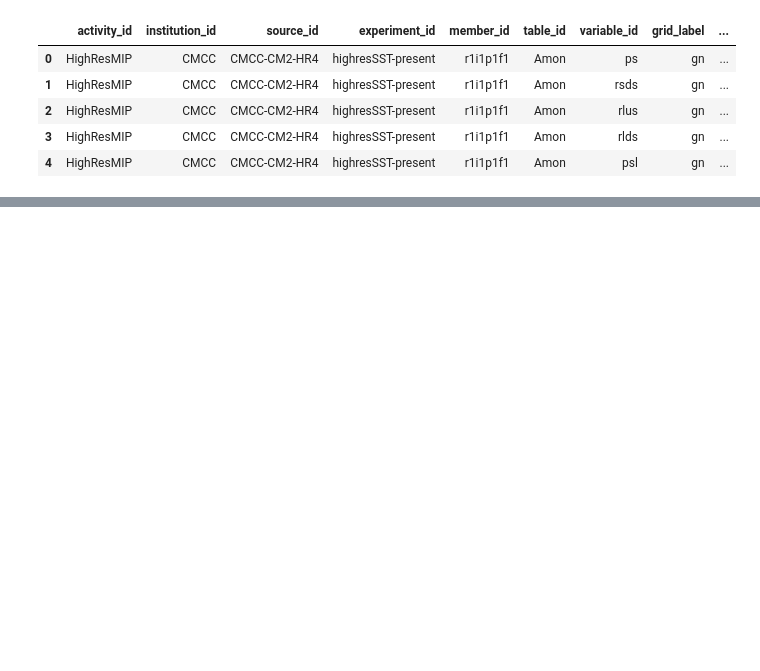
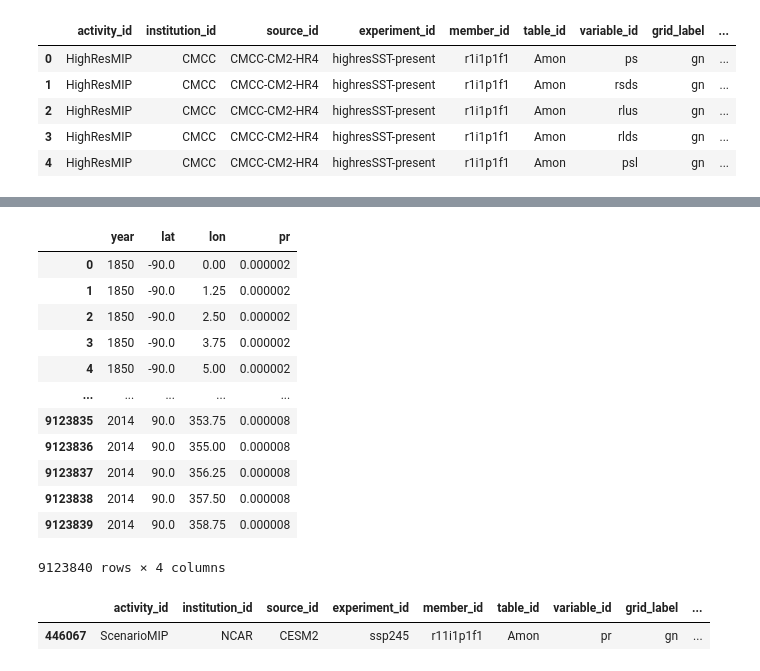
Before and after one commit to jeremyjcheng/106_project3, a Jupyter notebook: eda.ipynb, the cells around one changed output, grey strips where cells are left out. Drawn from its saved outputs; the diff is of its cells as text; code cells hidden in the pictures; blank space fills up the shorter version.

```diff
--- a/eda.ipynb
+++ b/eda.ipynb
@@ -104,0 +56,10 @@ Data variables:
+# %%
+# Load historical precipitation data
+gcs = gcsfs.GCSFileSystem(token='anon')
+
+# Get the path
+zstore = historical_precipitation.zstore.values[0]
+
+# Open the dataset
+ds_historical = xr.open_zarr(gcs.get_mapper(zstore), consolidated=True)
+ds_historical
@@ -105,2 +132,2 @@ Data variables:
 # %%
-ds['time'] = ds.indexes['time'].to_datetimeindex()
+ds_historical['time'] = ds_historical.indexes['time'].to_datetimeindex()
@@ -325,0 +134,7 @@ plt.show()
+# %%
+# Drop unnecessary coordinates and create 'year' coordinate
+ds_historical = ds_historical.assign_coords(
+    year = ds_historical.time.dt.year
+)
+ds_historical = ds_historical.drop_vars(['time', 'lat_bnds', 'lon_bnds', 'time_bnds'])
+ds_historical
@@ -325,0 +217,32 @@ plt.show()
+# %%
+# Compute cleaned historical precipitation dataframe
+historical_precipitation_df = his_annual_precip.to_dataframe().reset_index()
+historical_precipitation_df
+# %% [output]
+|  | year | lat | lon | pr |
+| 0 | 1850 | -90.0 | 0.00 | 0.000002 |
+| 1 | 1850 | -90.0 | 1.25 | 0.000002 |
+| 2 | 1850 | -90.0 | 2.50 | 0.000002 |
+| 3 | 1850 | -90.0 | 3.75 | 0.000002 |
+| 4 | 1850 | -90.0 | 5.00 | 0.000002 |
+| ... | ... | ... | ... | ... |
+| 9123835 | 2014 | 90.0 | 353.75 | 0.000008 |
+| 9123836 | 2014 | 90.0 | 355.00 | 0.000008 |
+| 9123837 | 2014 | 90.0 | 356.25 | 0.000008 |
+| 9123838 | 2014 | 90.0 | 357.50 | 0.000008 |
+| 9123839 | 2014 | 90.0 | 358.75 | 0.000008 |
+9123840 rows × 4 columns
+# %%
+future_precipitation = df[
+   (df['activity_id'] == 'ScenarioMIP') &
+   (df['institution_id'] == 'NCAR') &
+   (df['source_id'] == 'CESM2') &
+   (df['member_id'] == 'r11i1p1f1') &
+   (df['experiment_id'] == 'ssp245') &
+   (df['variable_id'].isin(['pr'])) &
+   (df['table_id'].isin(['Amon']))
+]
+future_precipitation
+# %% [output]
+|  | activity_id | institution_id | source_id | experiment_id | member_id | table_id | variable_id | grid_label | ... |
+| 446067 | ScenarioMIP | NCAR | CESM2 | ssp245 | r11i1p1f1 | Amon | pr | gn | ... |
```
Also changed, not shown: parts of 28 cells of this notebook, 2 other files.
